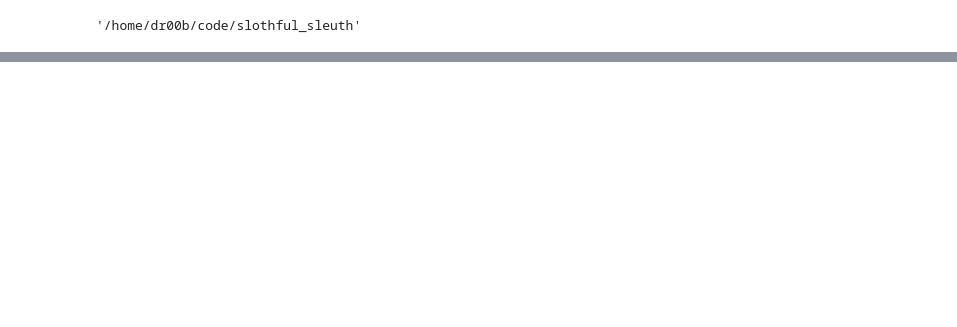
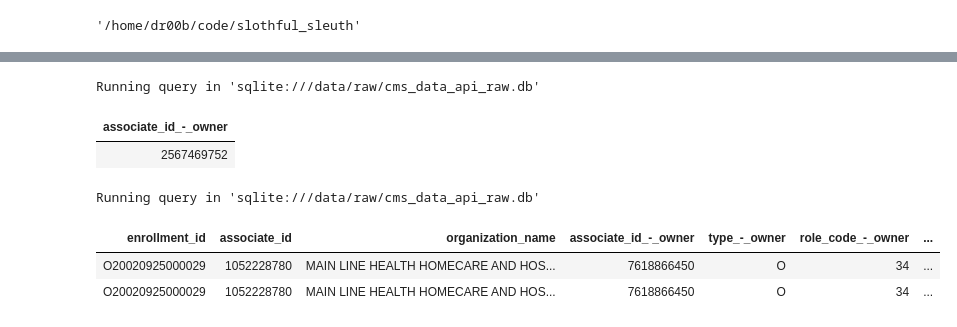
Before and after one commit to onefact/network, a Jupyter notebook: explore/notebooks/philly_area_hospital_systems.ipynb, the cells around one changed output, grey strips where cells are left out. Drawn from its saved outputs; the diff is of its cells as text; code cells hidden in the pictures; blank space fills up the shorter version.

```diff
--- a/explore/notebooks/philly_area_hospital_systems.ipynb
+++ b/explore/notebooks/philly_area_hospital_systems.ipynb
@@ -43,0 +63,20 @@ Running query in 'sqlite:///data/raw/cms_data_api_raw.db'
+# %%
+%%sql
+SELECT DISTINCT `associate_id_owner` FROM hospital_all_owners o
+WHERE organization_name = 'MAIN LINE HOSPITALS, INC.'
+AND `first_name_owner` = 'JOHN'
+AND `last_name_owner` = 'LYNCH'
+# %% [output]
+Running query in 'sqlite:///data/raw/cms_data_api_raw.db'
+| associate_id_-_owner |
+| 2567469752 |
+# %%
+%%sql
+SELECT *  FROM hha_all_owners
+WHERE organization_name = 'MAIN LINE HEALTH HOMECARE AND HOSPICE'
+AND `type_owner` = 'O'
+# %% [output]
+Running query in 'sqlite:///data/raw/cms_data_api_raw.db'
+| enrollment_id | associate_id | organization_name | associate_id_-_owner | type_-_owner | role_code_-_owner | ... |
+| O20020925000029 | 1052228780 | MAIN LINE HEALTH HOMECARE AND HOS... | 7618866450 | O | 34 | ... |
+| O20020925000029 | 1052228780 | MAIN LINE HEALTH HOMECARE AND HOS... | 7618866450 | O | 34 | ... |
```
Also changed, not shown: parts of 6 cells of this notebook, 1 other file.
